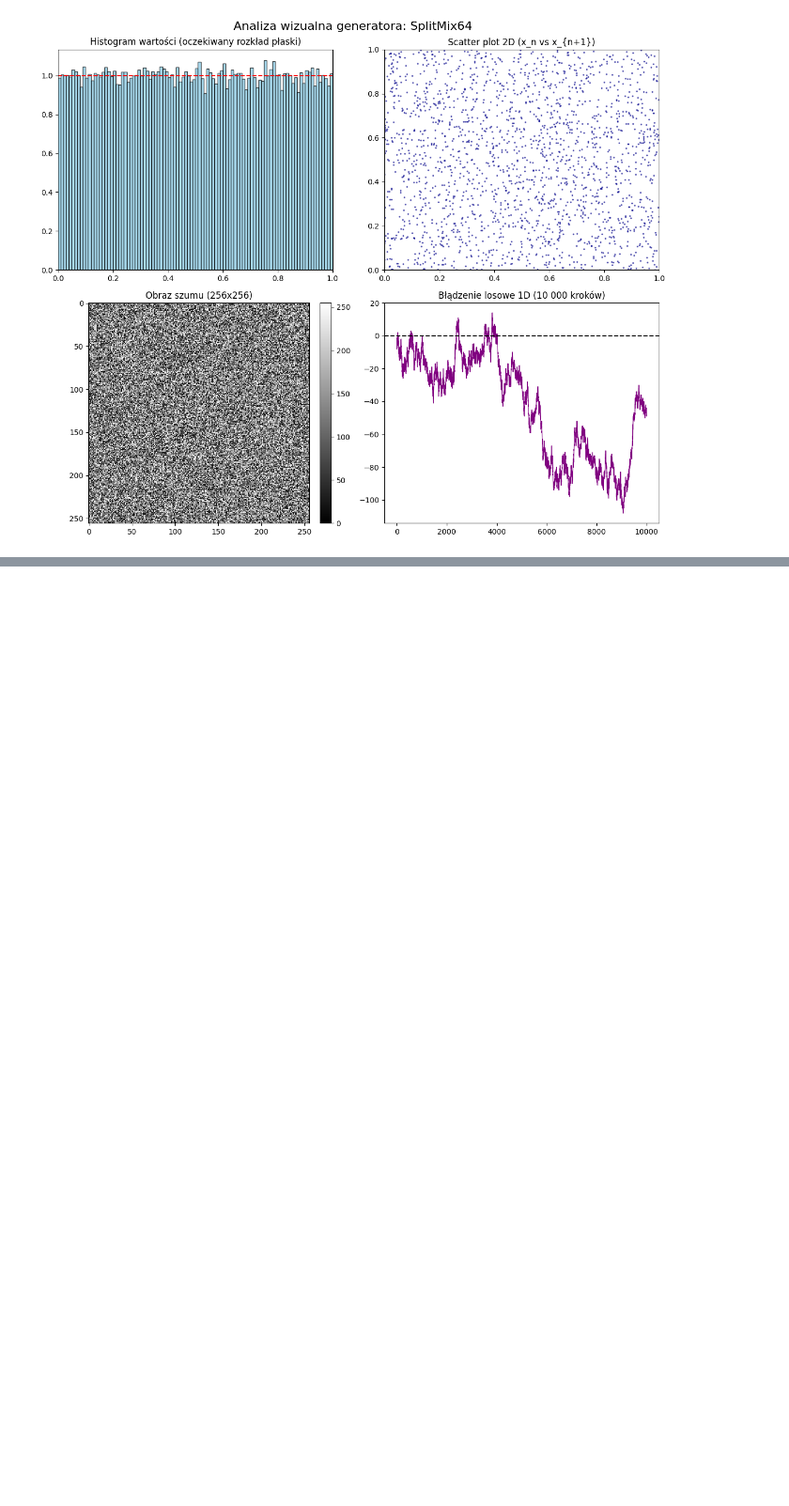
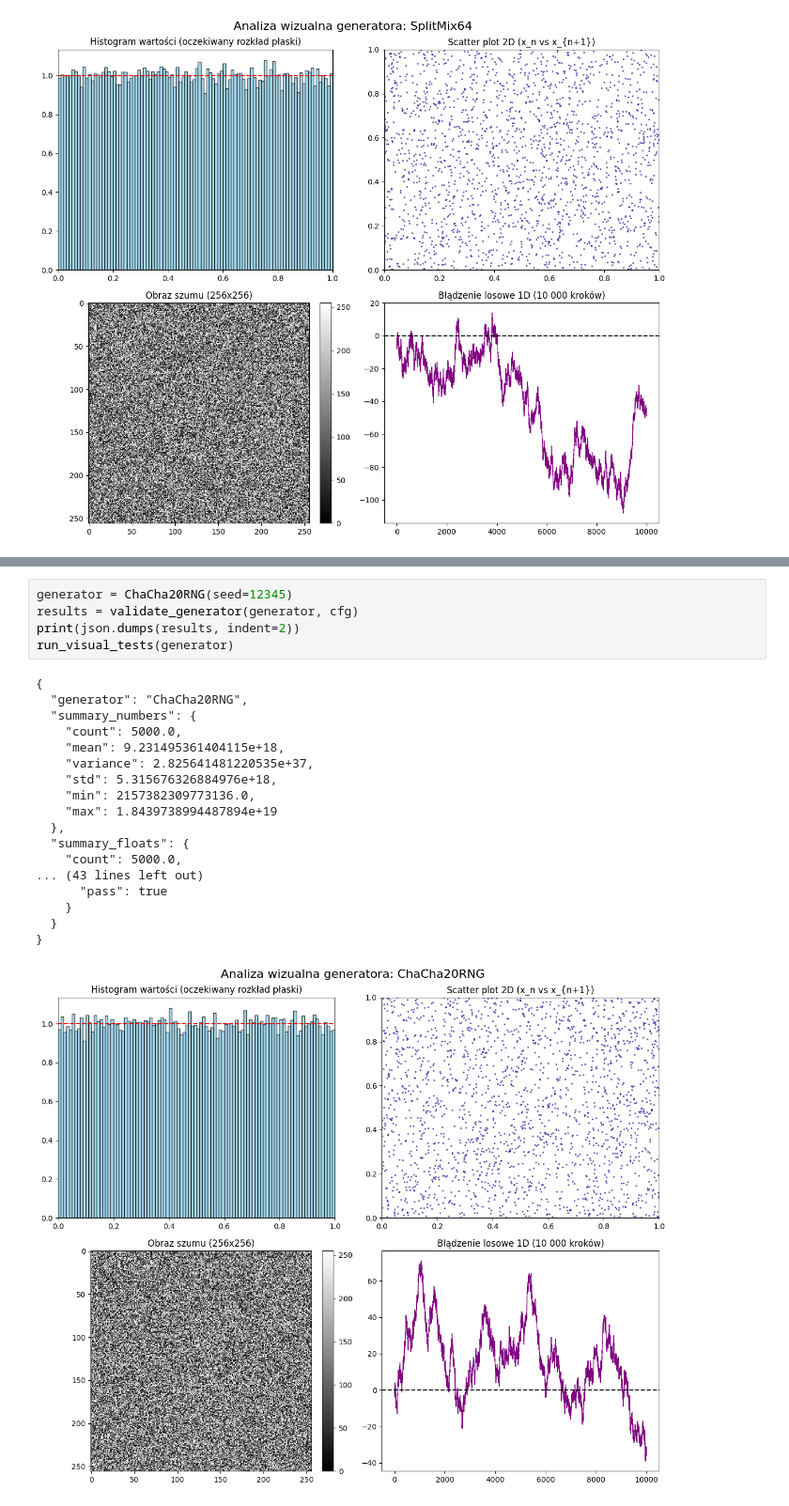
Before and after one commit to lsok02/IPOWBDB, a Jupyter notebook: noteboooks/P5.ipynb, the cells around one changed output, grey strips where cells are left out. Shown at 94% size. Cells and saved outputs as stored; diff of their text form; blank space fills up the shorter version.

```diff
--- a/noteboooks/P5.ipynb
+++ b/noteboooks/P5.ipynb
@@ -67,0 +135,24 @@ run_visual_tests(generator)
+# %%
+generator = ChaCha20RNG(seed=12345)
+results = validate_generator(generator, cfg)
+print(json.dumps(results, indent=2))
+run_visual_tests(generator)
+# %% [output]
+{
+  "generator": "ChaCha20RNG",
+  "summary_numbers": {
+    "count": 5000.0,
+    "mean": 9.231495361404115e+18,
+    "variance": 2.825641481220535e+37,
+    "std": 5.315676326884976e+18,
+    "min": 2157382309773136.0,
+    "max": 1.8439738994487894e+19
+  },
+  "summary_floats": {
+    "count": 5000.0,
+... (43 lines left out)
+      "pass": true
+    }
+  }
+}
+[figure, added]
```
Also changed, not shown: parts of 5 cells of this notebook, 7 other files.
